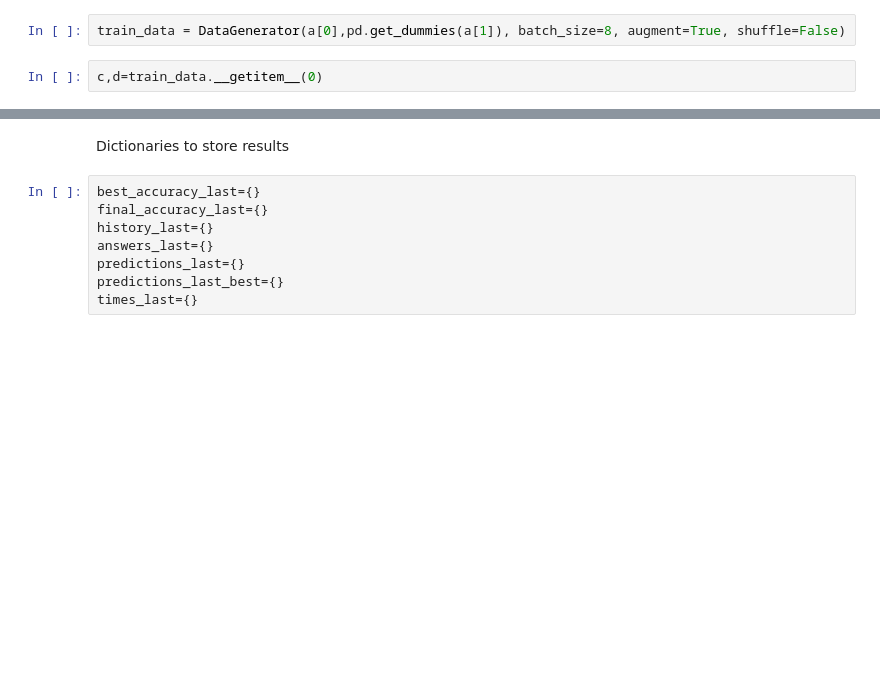
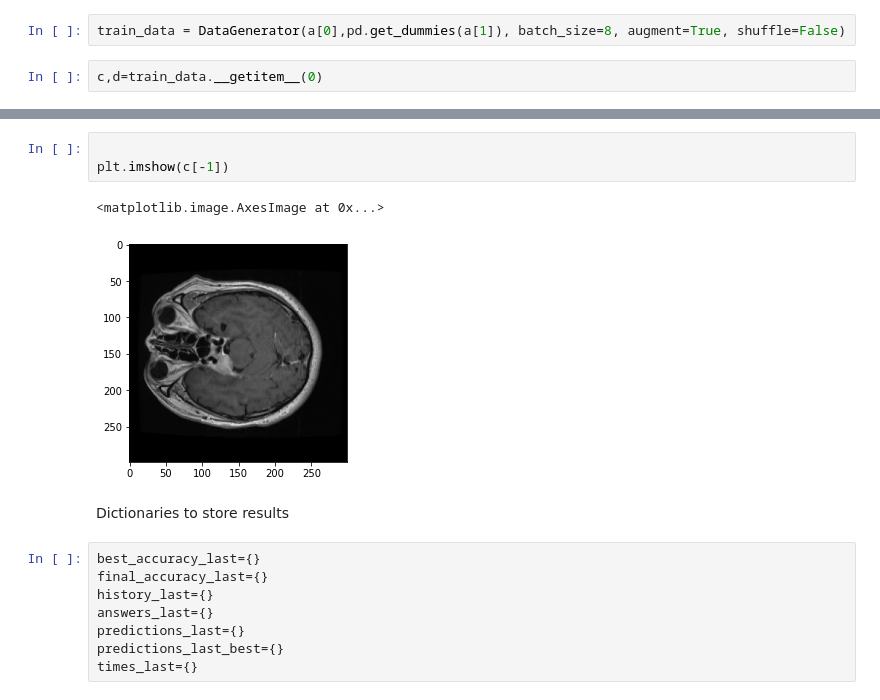
Before and after one commit to greyhound101/internship, a Jupyter notebook: fold_1.ipynb, the cells around one changed output, grey strips where cells are left out. Drawn from its saved outputs; the diff is of its cells as text; blank space fills up the shorter version.

```diff
--- a/fold_1.ipynb
+++ b/fold_1.ipynb
@@ -191,3 +208,9 @@ plt.imshow(c[24])
+# %%
+
+plt.imshow(c[-1])
+# %% [output]
+<matplotlib.image.AxesImage at 0x...>
+[figure, added]
 # %% [markdown]
 Dictionaries to store results
 # %%
```
Also changed, not shown: parts of 17 cells of this notebook.
